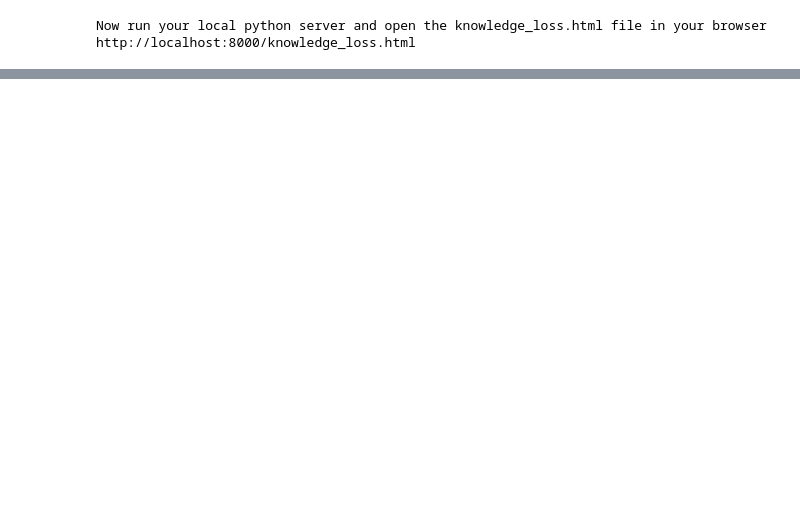
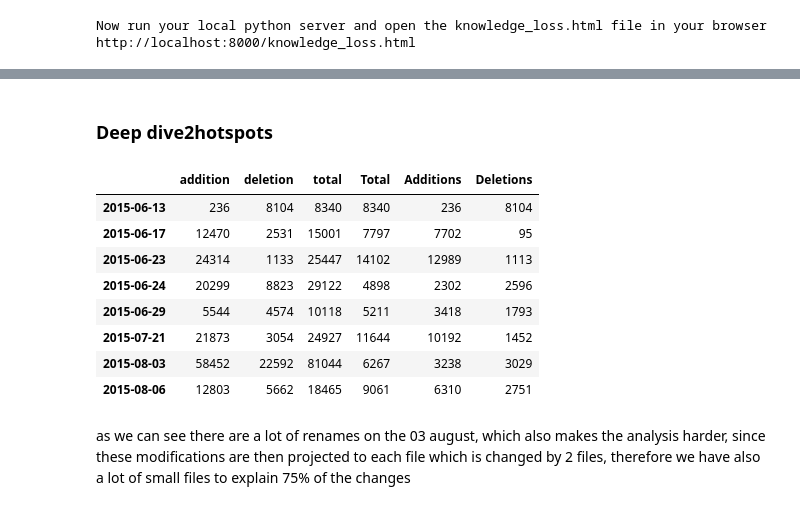
Before and after one commit to bauerDOTuzh/fss-se1, a Jupyter notebook: se2/ab_FSS-SEII-Assignment-2023.ipynb, the cells around one changed output, grey strips where cells are left out. Saved outputs shown, nothing was run; the diff lists cells and outputs as text; code cells hidden in the pictures; blank space fills up the shorter version.

```diff
--- a/se2/ab_FSS-SEII-Assignment-2023.ipynb
+++ b/se2/ab_FSS-SEII-Assignment-2023.ipynb
@@ -496,0 +617,27 @@ Based on the above, discuss the potential reasons for the outlier and if it shou
+# %%
+# Find the dates automatically -> less tideous (count together addition and deletions and find which days are more than 100% increate to previous days)
+def generate_outliners_df(analysis_e, method='mean'):
+    df_analysis = pd.DataFrame(analysis_e)
+    df_analysis['total'] = df_analysis['addition'] + df_analysis['deletion']
+
+    if(method == 'mean'):
+        mean_a = df_analysis['addition'].mean()*4
+        mean_d = df_analysis['deletion'].mean()*4
+        df_outliners = df_analysis[(df_analysis['addition'] > mean_a) | (df_analysis['deletion'] > mean_d)]
+        return df_outliners
+
+    elif(method == 'rolling'):
+        df_analysis['rolling_total'] = df_analysis['total'].rolling(window=6).sum()
+        df_analysis['diff'] = df_analysis['total'].diff()
+
+        # divide diff by the prebious total
+        df_analysis['diff_relative'] = df_analysis['diff'] / df_analysis['rolling_total'].shift(1)
+
+        df_analysis.replace([np.inf, -np.inf], np.nan, inplace=True)
+        df_outliners = df_analysis[df_analysis['diff_relative'] > 0.5]
+
+        return df_outliners
+
+df_outliners = generate_outliners_df(analysis_e=analysis_e, method ='mean')
+outliner_days = df_outliners.index
+df_outliners
@@ -496,0 +657,2 @@ Based on the above, discuss the potential reasons for the outlier and if it shou
+# %% [markdown]
+### Deep dive2hotspots
@@ -496,0 +771,27 @@ Based on the above, discuss the potential reasons for the outlier and if it shou
+# %%
+# create dataframe with sum of totals deletions and modifications according to files and according to the deletions(show how much modifications are not explained by files)
+files_in_important_days_df
+
+summary_commits = files_in_important_days_df.groupby('Date').agg(
+    Total=pd.NamedAgg(column='Total', aggfunc='sum'),
+    Additions=pd.NamedAgg(column='Additions', aggfunc='sum'),
+    Deletions=pd.NamedAgg(column='Deletions', aggfunc='sum')
+)
+
+# merge summary_commits and df_outliners bu index
+all_changes = df_outliners.merge(summary_commits, left_index=True, right_index=True)
+all_changes
+
+# Show an overvire first 3 colums are based on the commits insertion/aditions summary
+# the last 3 columns are based on the files insertion/aditions summary
+# the different cannot be explained by file analysis -> maybe movements?
+# %% [output]
+|  | addition | deletion | total | Total | Additions | Deletions |
+| 2015-06-13 | 236 | 8104 | 8340 | 8340 | 236 | 8104 |
+| 2015-06-17 | 12470 | 2531 | 15001 | 7797 | 7702 | 95 |
+| 2015-06-23 | 24314 | 1133 | 25447 | 14102 | 12989 | 1113 |
+| 2015-06-24 | 20299 | 8823 | 29122 | 4898 | 2302 | 2596 |
+| 2015-06-29 | 5544 | 4574 | 10118 | 5211 | 3418 | 1793 |
+| 2015-07-21 | 21873 | 3054 | 24927 | 11644 | 10192 | 1452 |
+| 2015-08-03 | 58452 | 22592 | 81044 | 6267 | 3238 | 3029 |
+| 2015-08-06 | 12803 | 5662 | 18465 | 9061 | 6310 | 2751 |
@@ -496,0 +819,2 @@ Based on the above, discuss the potential reasons for the outlier and if it shou
+# %% [markdown]
+as we can see there are a lot of renames on the 03 august, which also makes the analysis harder, since these modifications are then projected to each file which is changed by 2 files, therefore we have also a lot of small files to explain 75% of the changes
```
Also changed, not shown: parts of 24 cells of this notebook.
